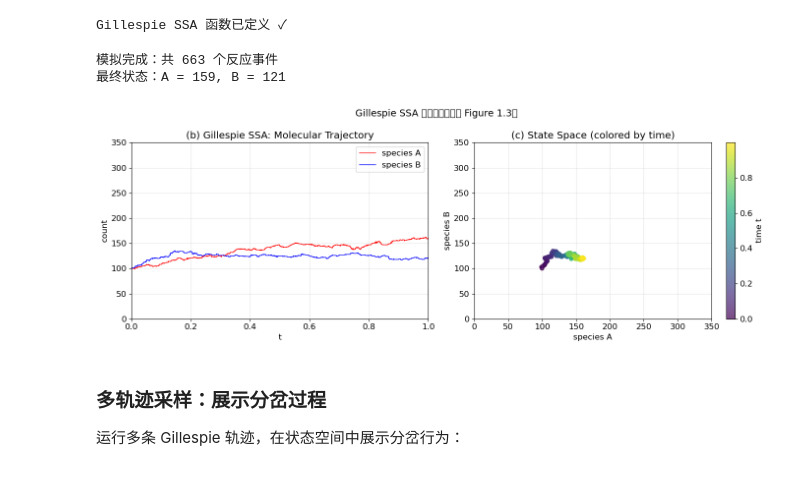
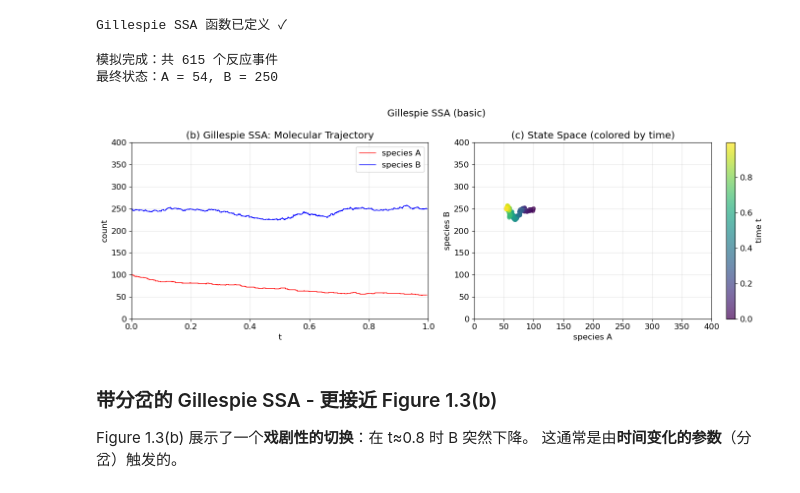
Before and after one commit to qhuang20/tutorial-system-biology, a Jupyter notebook: bistable_toggle_switch.ipynb, the cells around one changed output. Drawn from its saved outputs; the diff is of its cells as text; code cells hidden in the pictures.

```diff
--- a/bistable_toggle_switch.ipynb
+++ b/bistable_toggle_switch.ipynb
@@ -288,0 +161,7 @@ plt.show()
+# %%
+import numpy as np
+import matplotlib.pyplot as plt
+
+# 设置更好看的绘图风格
+plt.rcParams['figure.figsize'] = (10, 6)
+plt.rcParams['font.size'] = 12
@@ -373,57 +398,68 @@ print("Gillespie SSA 函数已定义 ✓")
 # %% [output]
 Gillespie SSA 函数已定义 ✓
 # %%
-# 运行 Gillespie SSA 模拟
-np.random.seed(123)
+# 运行 Gillespie SSA 模拟 - 更接近 Figure 1.3(b) 的参数
+#
+# 为了产生更大的涨落和可能的"切换"事件，我们需要：
+# 1. 更高的分子数 (~200-300)
+# 2. 更弱的双稳态（更容易发生切换）
+# 3. 可能需要时间变化的参数来触发分岔
 
+np.random.seed(42)  # 换一个种子，可能看到不同行为
+
+# 参数调整：
+# - 更高的 alpha 让稳态分子数更高
+# - 较小的 n (Hill coefficient) 让双稳态更弱，更容易切换
+# - K 相对于稳态较大，产生更大的涨落
 t_ssa, A_ssa, B_ssa = gillespie_toggle_switch(
     T_max=1.0,
-    alpha_A=300, alpha_B=300,
-    K=150, n=4,
-    A0=100, B0=100
+    alpha_A=350, alpha_B=350,  # 更高的产生率
+    K=100, n=2.5,              # 更弱的 Hill 抑制（n 小 = 涨落大）
+    A0=100, B0=250             # 初值偏向 B
 )
 
 print(f"模拟完成：共 {len(t_ssa)} 个反应事件")
 print(f"最终状态：A = {A_ssa[-1]}, B = {B_ssa[-1]}")
 # %% [output]
-模拟完成：共 663 个反应事件
-最终状态：A = 159, B = 121
+模拟完成：共 615 个反应事件
+最终状态：A = 54, B = 250
 # %%
 # 绘制 Gillespie SSA 结果 - 类似 Figure 1.3(b)
 fig, axes = plt.subplots(1, 2, figsize=(14, 5))
 
 # (b) 时间轨迹 - 使用阶梯图展示离散跳跃
 ax1 = axes[0]
 ax1.step(t_ssa, A_ssa, 'r-', where='post', linewidth=1, label='species A')
 ax1.step(t_ssa, B_ssa, 'b-', where='post', linewidth=1, label='species B')
 ax1.set_xlabel('t')
 ax1.set_ylabel('count')
 ax1.set_title('(b) Gillespie SSA: Molecular Trajectory')
 ax1.legend()
 ax1.set_xlim(0, 1)
-ax1.set_ylim(0, 350)
+ax1.set_ylim(0, 400)
 ax1.grid(alpha=0.3)
 
 # (c) 状态空间散点，颜色表示时间
 ax2 = axes[1]
 # 均匀采样一些点用于散点图
 sample_idx = np.linspace(0, len(t_ssa)-1, min(200, len(t_ssa))).astype(int)
 sc = ax2.scatter(A_ssa[sample_idx], B_ssa[sample_idx], c=t_ssa[sample_idx],
                   s=30, cmap='viridis', alpha=0.7)
 ax2.set_xlabel('species A')
 ax2.set_ylabel('species B')
 ax2.set_title('(c) State Space (colored by time)')
 plt.colorbar(sc, ax=ax2, label='time t')
-ax2.set_xlim(0, 350)
-ax2.set_ylim(0, 350)
+ax2.set_xlim(0, 400)
+ax2.set_ylim(0, 400)
 ax2.grid(alpha=0.3)
 
-plt.suptitle('Gillespie SSA 模拟结果（对应 Figure 1.3）', fontsize=14)
+plt.suptitle('Gillespie SSA (basic)', fontsize=14)
 plt.tight_layout()
 plt.show()
 # %% [output]
-[figure, old version]
+[figure, new version]
-# %% [markdown]
-### 多轨迹采样：展示分岔过程
-
-运行多条 Gillespie 轨迹，在状态空间中展示分岔行为：
+# %% [markdown]
+### 带分岔的 Gillespie SSA - 更接近 Figure 1.3(b)
+
+Figure 1.3(b) 展示了一个**戏剧性的切换**：在 t≈0.8 时 B 突然下降。
+这通常是由**时间变化的参数**（分岔）触发的。
```
Also changed, not shown: parts of 18 cells of this notebook, 1 other file.
